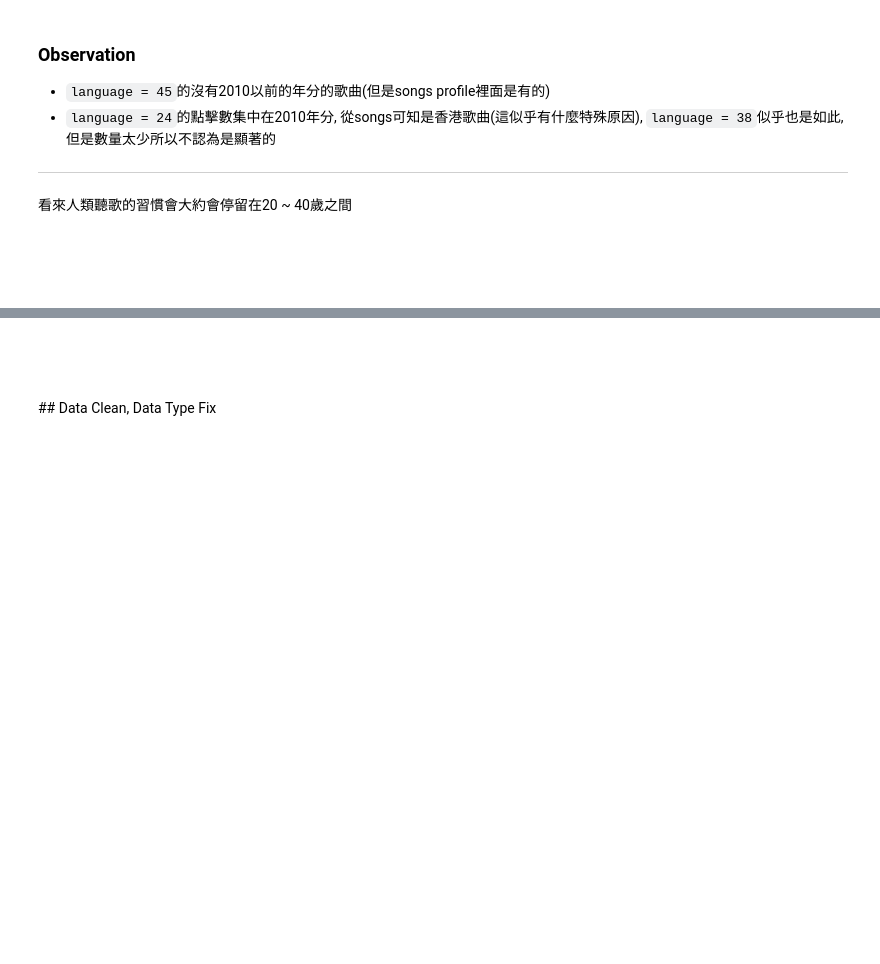
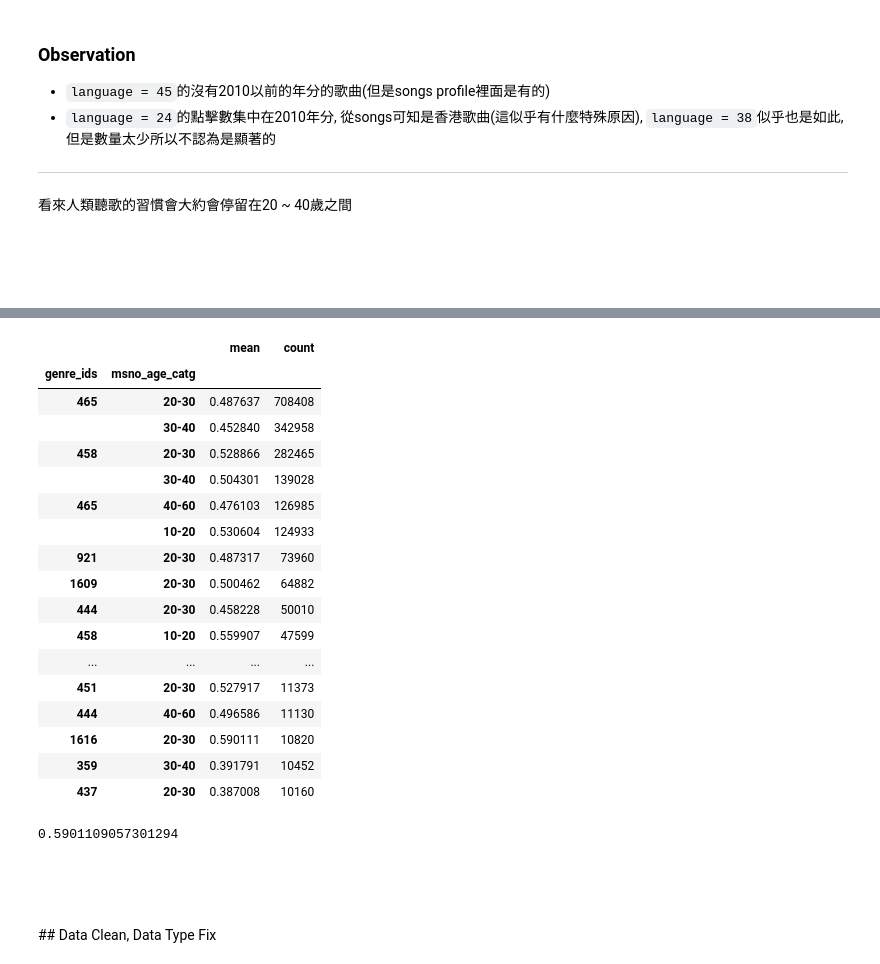
Before and after one commit to CloudMile/ml-specialized, a Jupyter notebook: kkbox/kkbox.ipynb, the cells around one changed output, grey strips where cells are left out. Cells and saved outputs as stored; diff of their text form; code cells hidden in the pictures; blank space fills up the shorter version.

```diff
--- a/kkbox/kkbox.ipynb
+++ b/kkbox/kkbox.ipynb
@@ -291,3 +296,33 @@ stats.head()
+# %%
+genre_stats = (chop.groupby(['genre_ids', 'msno_age_catg'])
+                   .target.agg(['mean', 'count'])
+                   .query("count >= 10000")
+                   # .reset_index()
+                   .sort_values(['count'], ascending=False))
+genre_stats
+# %% [output]
+|  |  | mean | count |
+| genre_ids | msno_age_catg |  |  |
+| 465 | 20-30 | 0.487637 | 708408 |
+|  | 30-40 | 0.452840 | 342958 |
+| 458 | 20-30 | 0.528866 | 282465 |
+|  | 30-40 | 0.504301 | 139028 |
+| 465 | 40-60 | 0.476103 | 126985 |
+|  | 10-20 | 0.530604 | 124933 |
+| 921 | 20-30 | 0.487317 | 73960 |
+| 1609 | 20-30 | 0.500462 | 64882 |
+| 444 | 20-30 | 0.458228 | 50010 |
+| 458 | 10-20 | 0.559907 | 47599 |
+| ... | ... | ... | ... |
+| 451 | 20-30 | 0.527917 | 11373 |
+| 444 | 40-60 | 0.496586 | 11130 |
+| 1616 | 20-30 | 0.590111 | 10820 |
+| 359 | 30-40 | 0.391791 | 10452 |
+| 437 | 20-30 | 0.387008 | 10160 |
+# %%
+genre_stats['mean'].max()
+# %% [output]
+0.5901109057301294
 # %% [markdown]
 <br/>
 <br/>
```
Also changed, not shown: parts of 12 cells of this notebook.
